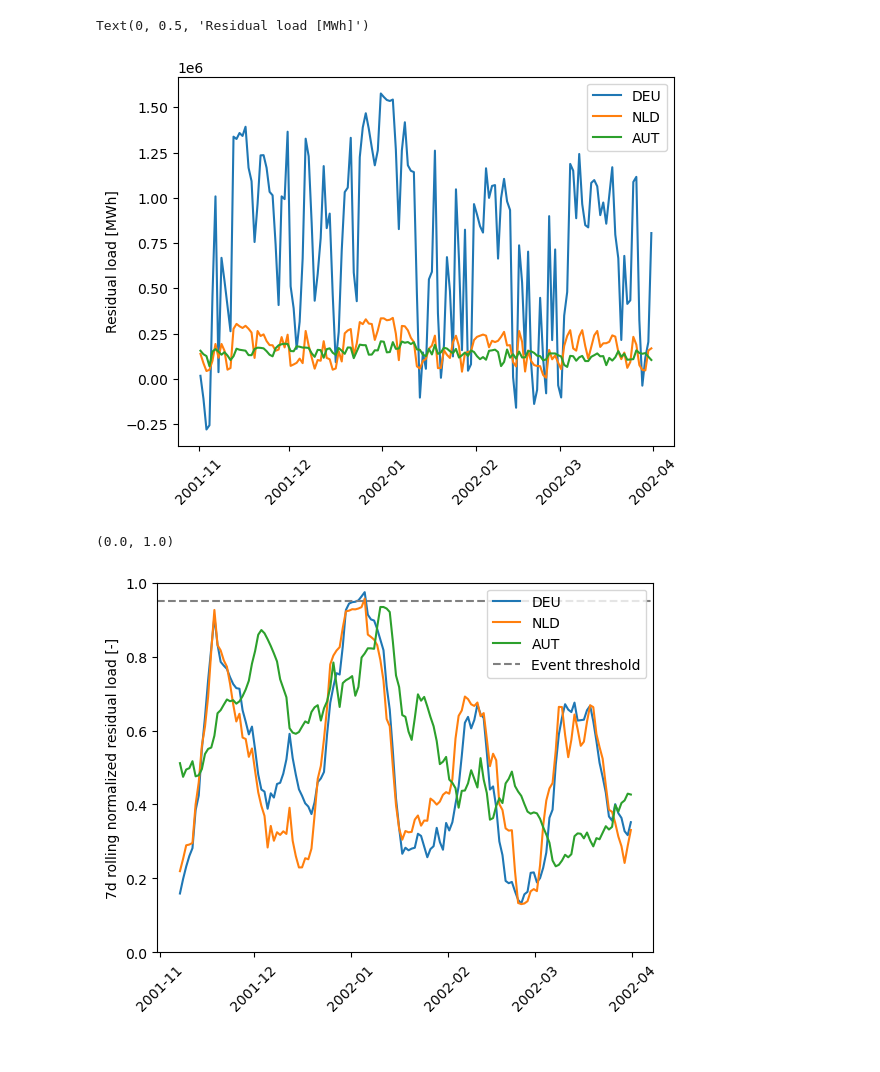
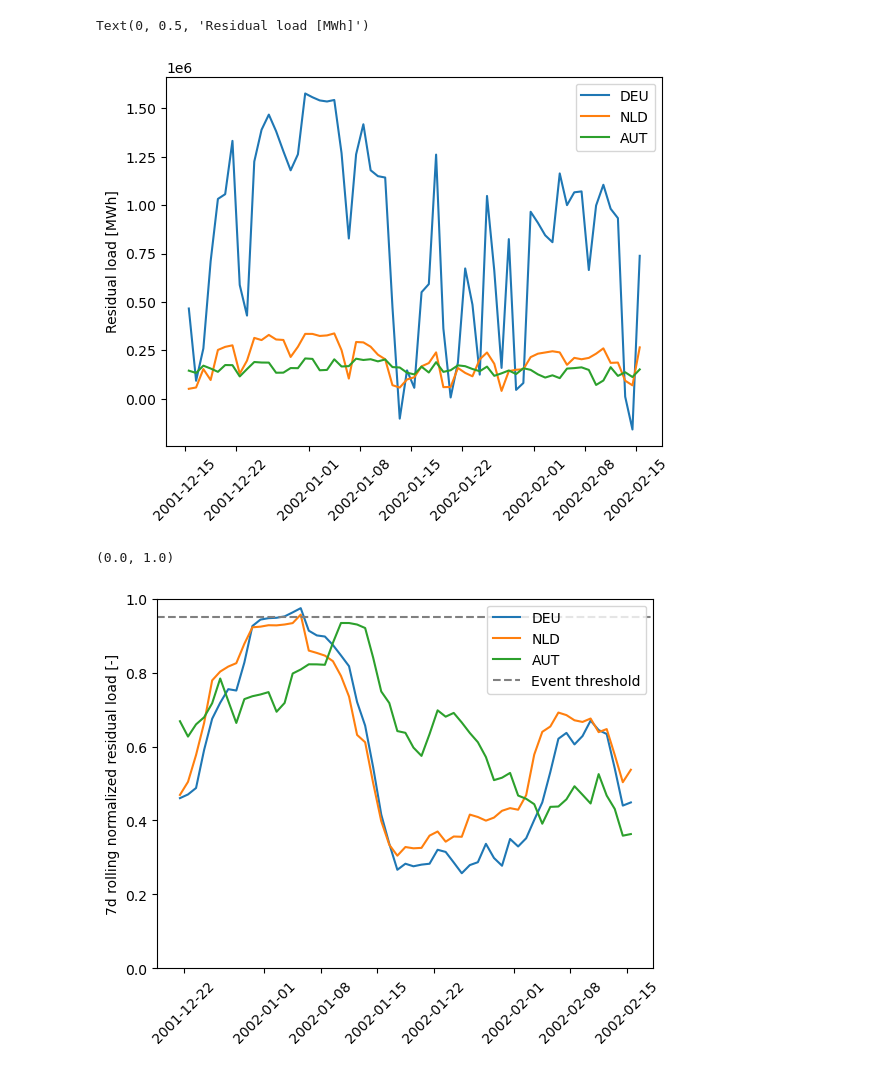
Before and after one commit to bramvanduinen/EnergyDroughtCooccurrence, a Jupyter notebook: src/illustrations/illustration_event_co_occurrence_vs_disjoint.ipynb, the cells around one changed output. Drawn from its saved outputs; the diff is of its cells as text; code cells hidden in the pictures.

```diff
--- a/src/illustrations/illustration_event_co_occurrence_vs_disjoint.ipynb
+++ b/src/illustrations/illustration_event_co_occurrence_vs_disjoint.ipynb
@@ -21,22 +22,22 @@ COUNTRY_NAME = data.country_name.values
 country_nr_name = dict(zip(COUNTRY_NR, COUNTRY_NAME))
 country_name_nr  = dict(zip(COUNTRY_NAME, COUNTRY_NR))
 # %%
-timeslice = pd.date_range('2001-11-01T12:00:00.000000000', '2002-03-31T12:00:00.000000000')
+timeslice = pd.date_range('2001-12-15T12:00:00.000000000', '2002-02-15T12:00:00.000000000')
 runname = 'h153'
 
 data_DEU = data.sel(country = country_name_nr['DEU'], runs = runname, time = timeslice)
 data_NLD = data.sel(country = country_name_nr['NLD'], runs = runname, time = timeslice)
 data_AUT = data.sel(country = country_name_nr['AUT'], runs = runname, time = timeslice)
 
 plt.plot(data_DEU.time, data_DEU, label = "DEU")
 plt.plot(data_NLD.time, data_NLD, label = "NLD")
 plt.plot(data_AUT.time, data_AUT, label = "AUT")
 plt.xticks(rotation = 45)
 plt.legend()
 plt.ylabel('Residual load [MWh]')
 # %% [output]
 Text(0, 0.5, 'Residual load [MWh]')
-[figure, old version]
+[figure, new version]
 # %%
 data_rank = data.rank(dim = 'time', pct = True)
 data_rank_DEU = data_rank.sel(country = country_name_nr['DEU'], runs = runname, time = timeslice)
@@ -53,7 +54,7 @@ plt.xticks(rotation = 45)
 plt.ylim(0, 1)
 # %% [output]
 (0.0, 1.0)
-[figure, old version]
+[figure, new version]
 # %%
 data_rank = data.rolling(time = 7, center = False).mean().rank(dim = 'time', pct = True)
 data_rank_DEU = data_rank.sel(country = country_name_nr['DEU'], runs = runname, time = timeslice)
```
Also changed, not shown: parts of 9 cells of this notebook, 49 other files.
